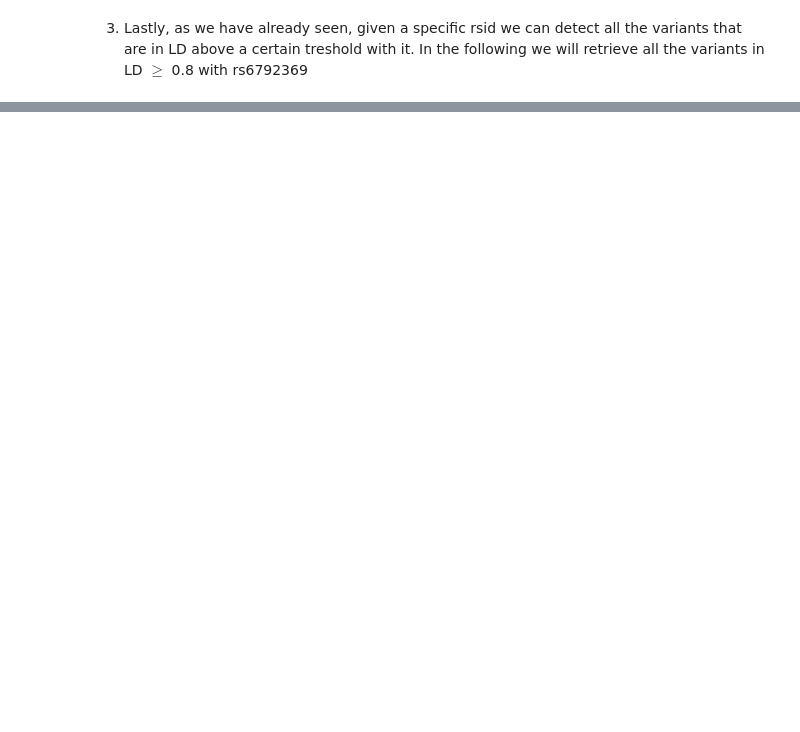
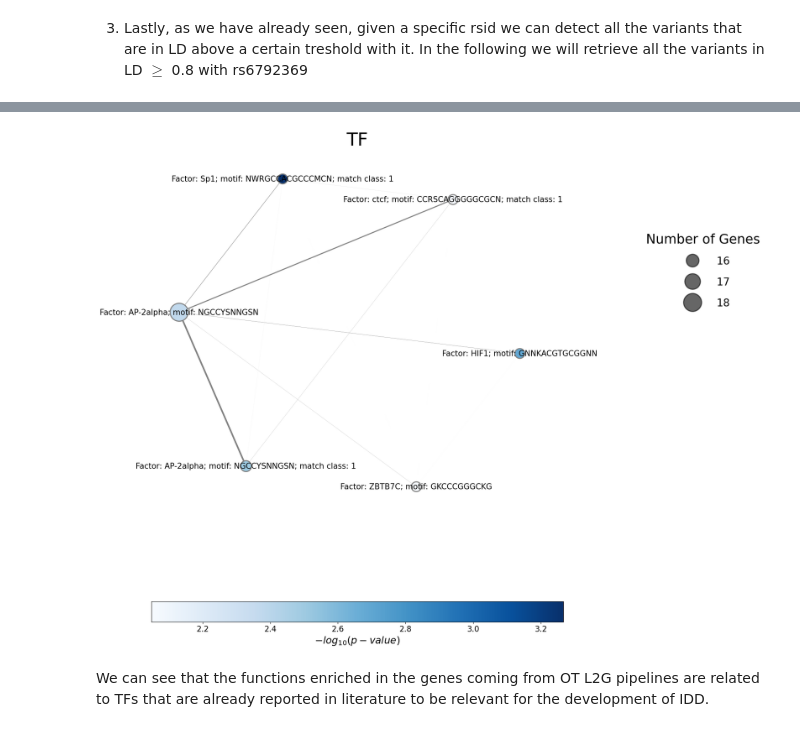
Before and after one commit to freh-g/genopyc, a Jupyter notebook: tutorials/Genopyc-tutorial-notebook.ipynb, the cells around one changed output, grey strips where cells are left out. Saved outputs shown, nothing was run; the diff lists cells and outputs as text; code cells hidden in the pictures; blank space fills up the shorter version.

```diff
--- a/tutorials/Genopyc-tutorial-notebook.ipynb
+++ b/tutorials/Genopyc-tutorial-notebook.ipynb
@@ -482,0 +488,3 @@ results_OT
+# %%
+OT_genes = gp.OT_L2G(variants_to_study_ot)
+OT_genes
@@ -482,0 +511,3 @@ results_OT
+# %%
+ot_genes_symbol = bp.gene_mapping_many(OT_genes,'ensembl','symbol')
+ot_genes_symbol[:10]
@@ -482,0 +525,6 @@ results_OT
+# %%
+PlotEnrich(ot_genes_symbol,2)
+# %% [output]
+[figure, added]
+# %% [markdown]
+We can see that the functions enriched in the genes coming from OT L2G pipelines are related to TFs that are already reported in literature to be relevant for the development of IDD.
```
Also changed, not shown: parts of 38 cells of this notebook, 3 other files.
